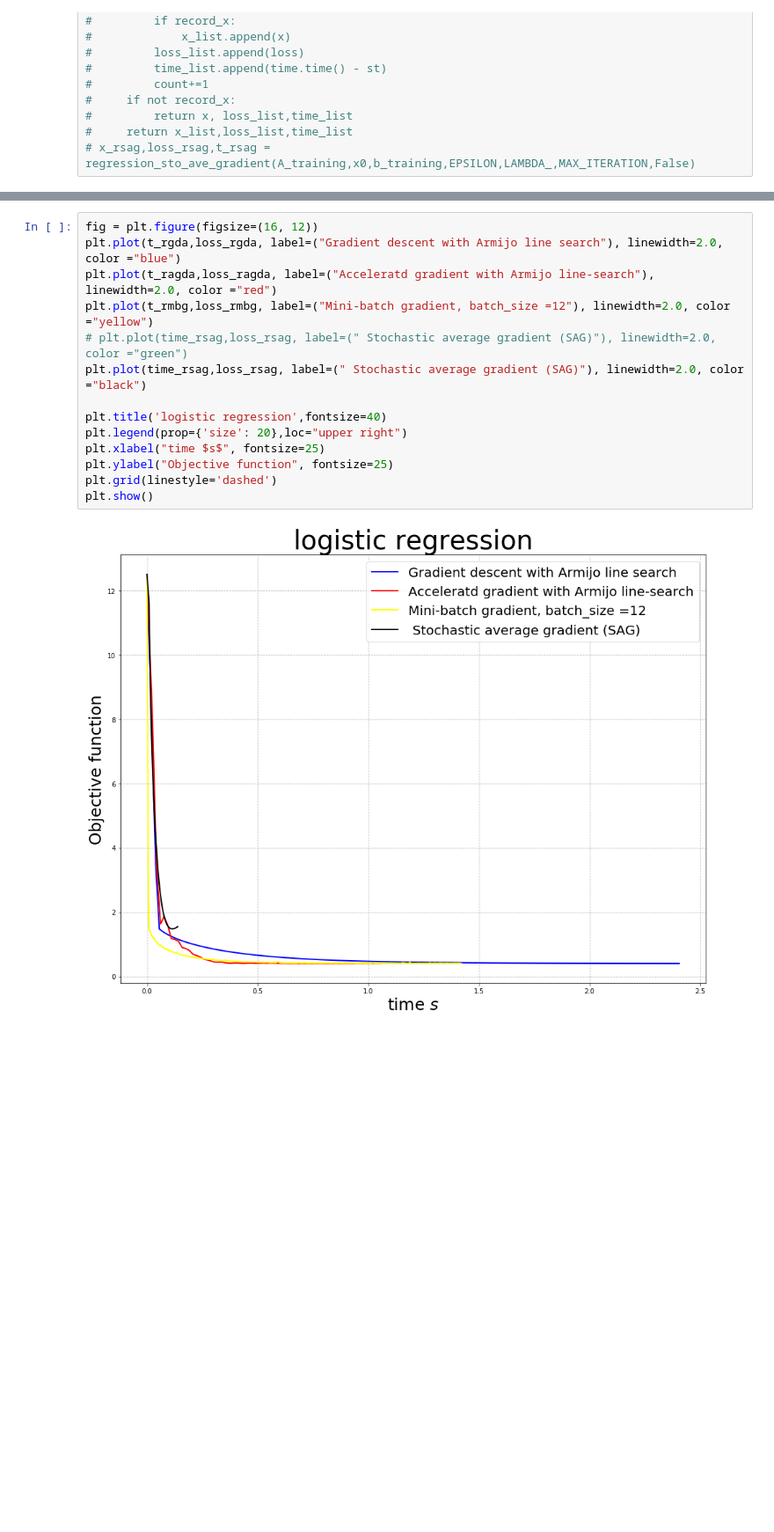
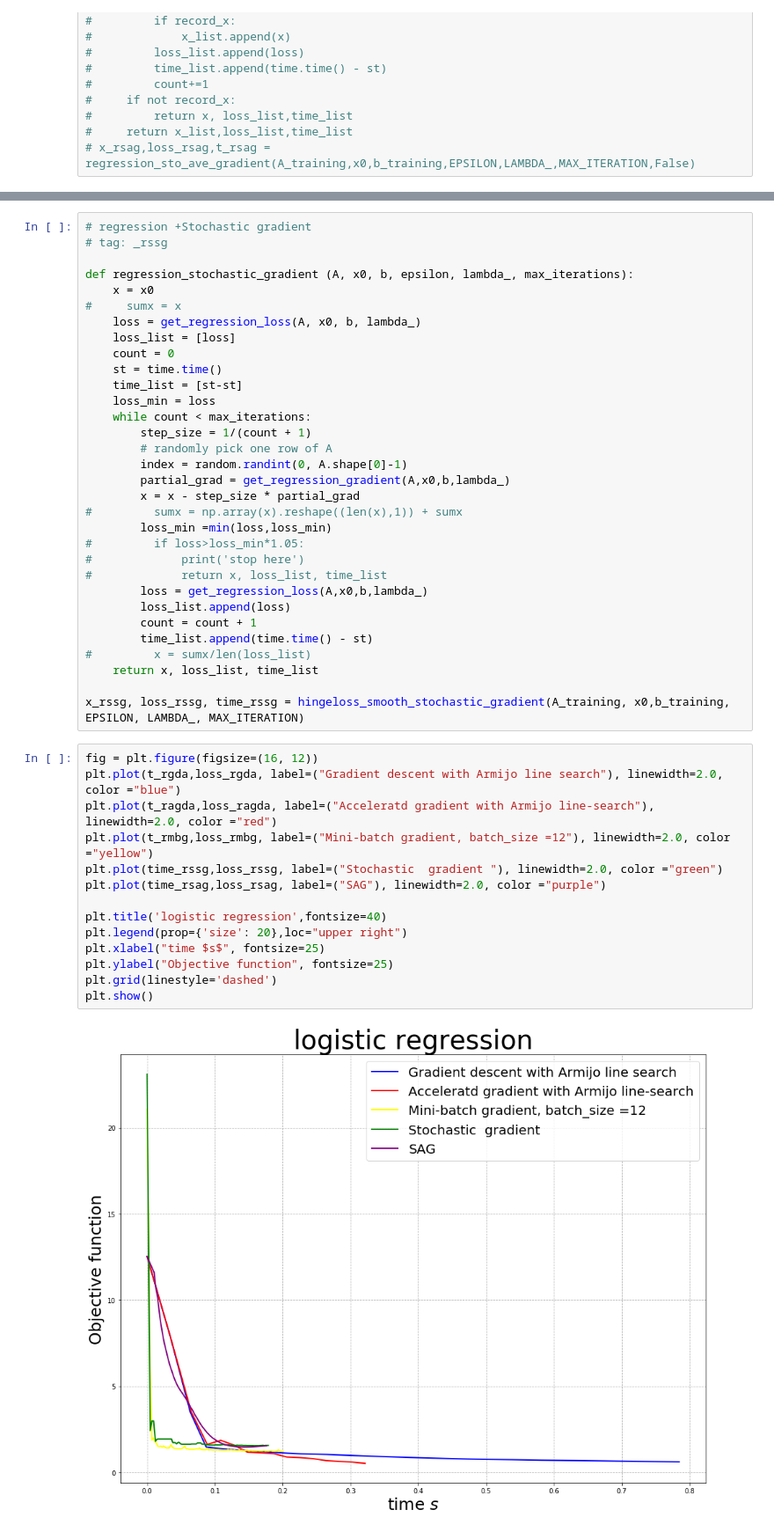
Before and after one commit to NedHuang/CS794, a Jupyter notebook: A4/a4.ipynb, the cells around one changed output, grey strips where cells are left out. Shown: that part at 88% size. Drawn from its saved outputs; the diff is of its cells as text; blank space fills up the shorter version.

```diff
--- a/A4/a4.ipynb
+++ b/A4/a4.ipynb
@@ -651,17 +650,49 @@ reach max_iteration
+# %%
+# regression +Stochastic gradient
+# tag: _rssg
+
+def regression_stochastic_gradient (A, x0, b, epsilon, lambda_, max_iterations):
+    x = x0
+#     sumx = x
+    loss = get_regression_loss(A, x0, b, lambda_)
+    loss_list = [loss]
+    count = 0
+    st = time.time()
+    time_list = [st-st]
+    loss_min = loss
+    while count < max_iterations:
+        step_size = 1/(count + 1)
+        # randomly pick one row of A
+        index = random.randint(0, A.shape[0]-1)
+        partial_grad = get_regression_gradient(A,x0,b,lambda_)
+        x = x - step_size * partial_grad
+#         sumx = np.array(x).reshape((len(x),1)) + sumx
+        loss_min =min(loss,loss_min)
+#         if loss>loss_min*1.05:
+#             print('stop here')
+#             return x, loss_list, time_list
+        loss = get_regression_loss(A,x0,b,lambda_)
+        loss_list.append(loss)
+        count = count + 1
+        time_list.append(time.time() - st)
+#         x = sumx/len(loss_list)
+    return x, loss_list, time_list
+
+x_rssg, loss_rssg, time_rssg = hingeloss_smooth_stochastic_gradient(A_training, x0,b_training, EPSILON, LAMBDA_, MAX_ITERATION)
 # %%
 fig = plt.figure(figsize=(16, 12))
 plt.plot(t_rgda,loss_rgda, label=("Gradient descent with Armijo line search"), linewidth=2.0, color ="blue")
 plt.plot(t_ragda,loss_ragda, label=("Acceleratd gradient with Armijo line-search"), linewidth=2.0, color ="red")
 plt.plot(t_rmbg,loss_rmbg, label=("Mini-batch gradient, batch_size =12"), linewidth=2.0, color ="yellow")
-# plt.plot(time_rsag,loss_rsag, label=(" Stochastic average gradient (SAG)"), linewidth=2.0, color ="green")
-plt.plot(time_rsag,loss_rsag, label=(" Stochastic average gradient (SAG)"), linewidth=2.0, color ="black")
+plt.plot(time_rssg,loss_rssg, label=("Stochastic  gradient "), linewidth=2.0, color ="green")
+plt.plot(time_rsag,loss_rsag, label=("SAG"), linewidth=2.0, color ="purple")
 
 plt.title('logistic regression',fontsize=40)
 plt.legend(prop={'size': 20},loc="upper right")
 plt.xlabel("time $s$", fontsize=25)
 plt.ylabel("Objective function", fontsize=25)
 plt.grid(linestyle='dashed')
 plt.show()
 # %% [output]
-[figure, old version]
+[figure, new version]
 # %%
```
Also changed, not shown: parts of 26 cells of this notebook.
